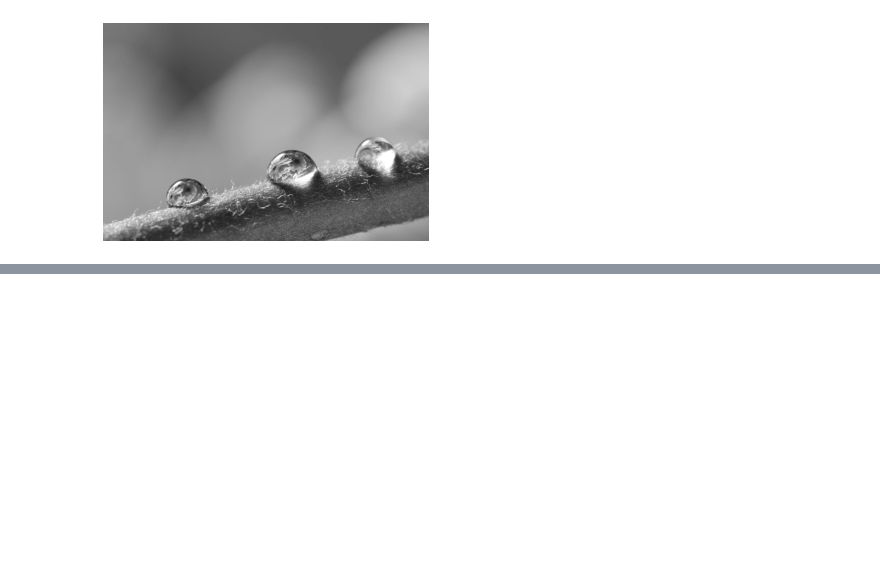
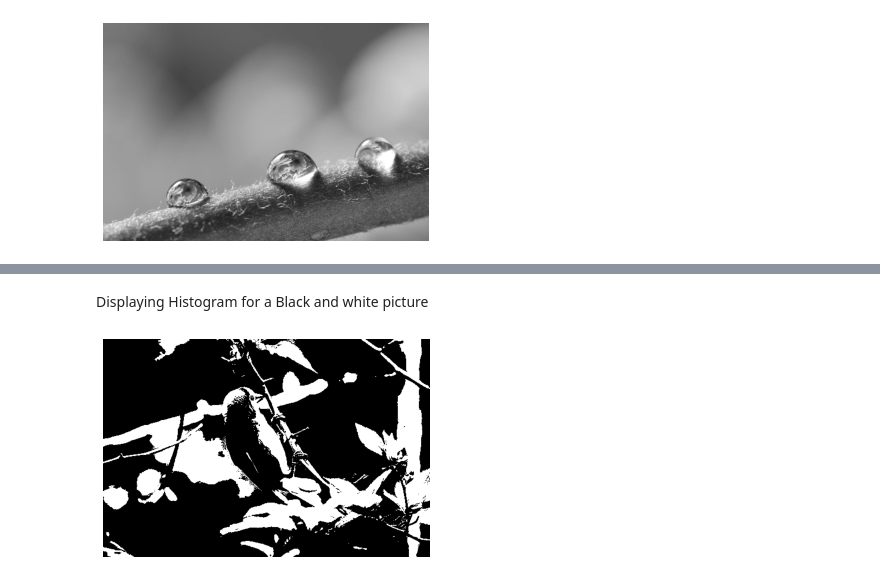
Before and after one commit to AhmedCharfeddine/ImageProcessingLab, a Jupyter notebook: session1/main.ipynb, the cells around one changed output, grey strips where cells are left out. Drawn from its saved outputs; the diff is of its cells as text; code cells hidden in the pictures; blank space fills up the shorter version.

```diff
--- a/session1/main.ipynb
+++ b/session1/main.ipynb
@@ -58,8 +58,8 @@ plt.show()
 #### 6. Binary Format
 Images in this format are similar to those in the Grayscale format. With the exception that contain pixel with grayscale values of **either** 0 **or** 256. The choice of whether assigning 0 or 256 to a given pixel is done by comparing to an arbitrary Threshold.
 # %%
-def display_binary_image(threshold):
-    image_bw = cv2.threshold(image_gs, threshold, 255, cv2.THRESH_BINARY)[1]
+def display_binary_image(image_obj, threshold):
+    image_bw = cv2.threshold(image_obj, threshold, 255, cv2.THRESH_BINARY)[1]
     plt.axis('off') # hides gridlines
     plt.imshow(image_bw, cmap='gray')
     plt.show()
@@ -175,0 +202,7 @@ plt.show()
+# %% [markdown]
+Displaying Histogram for a Black and white picture
+# %%
+threshold = 150
+display_binary_image(cv2.cvtColor(img3, cv2.COLOR_BGR2GRAY), threshold)
+# %% [output]
+[figure, added]
```
Also changed, not shown: parts of 23 cells of this notebook, 2 other files.
